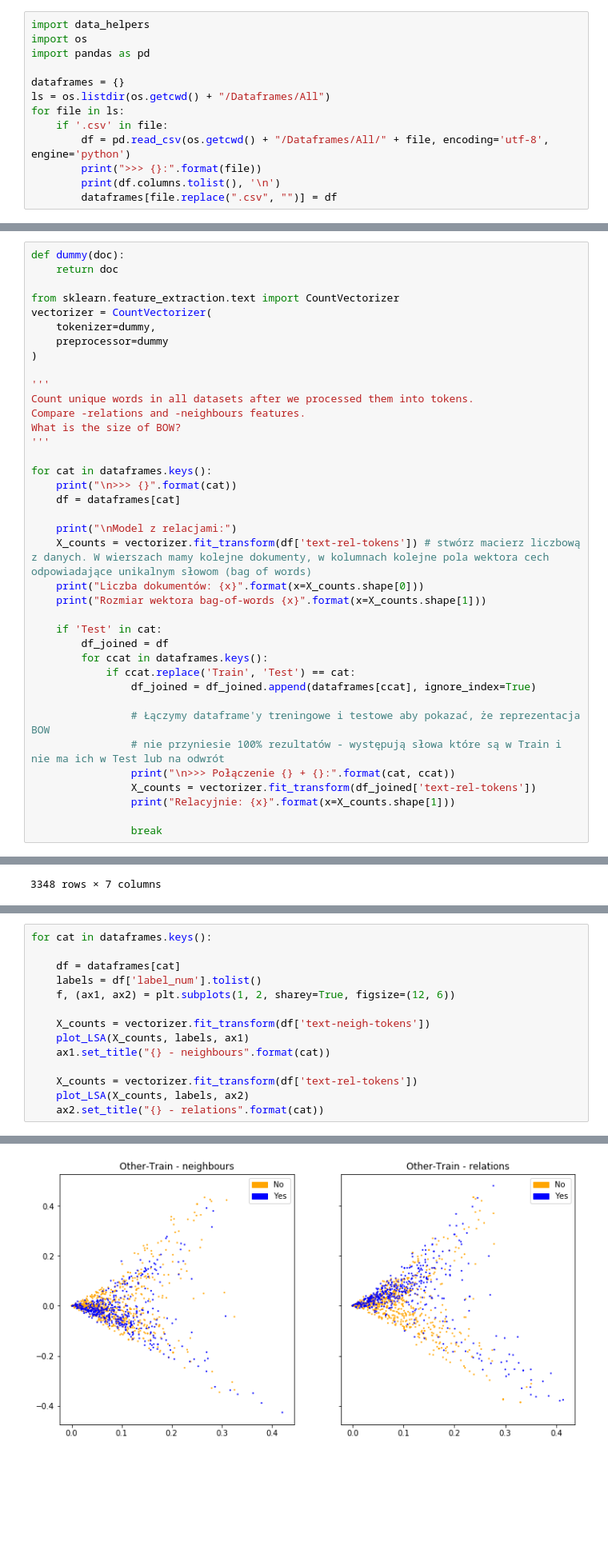
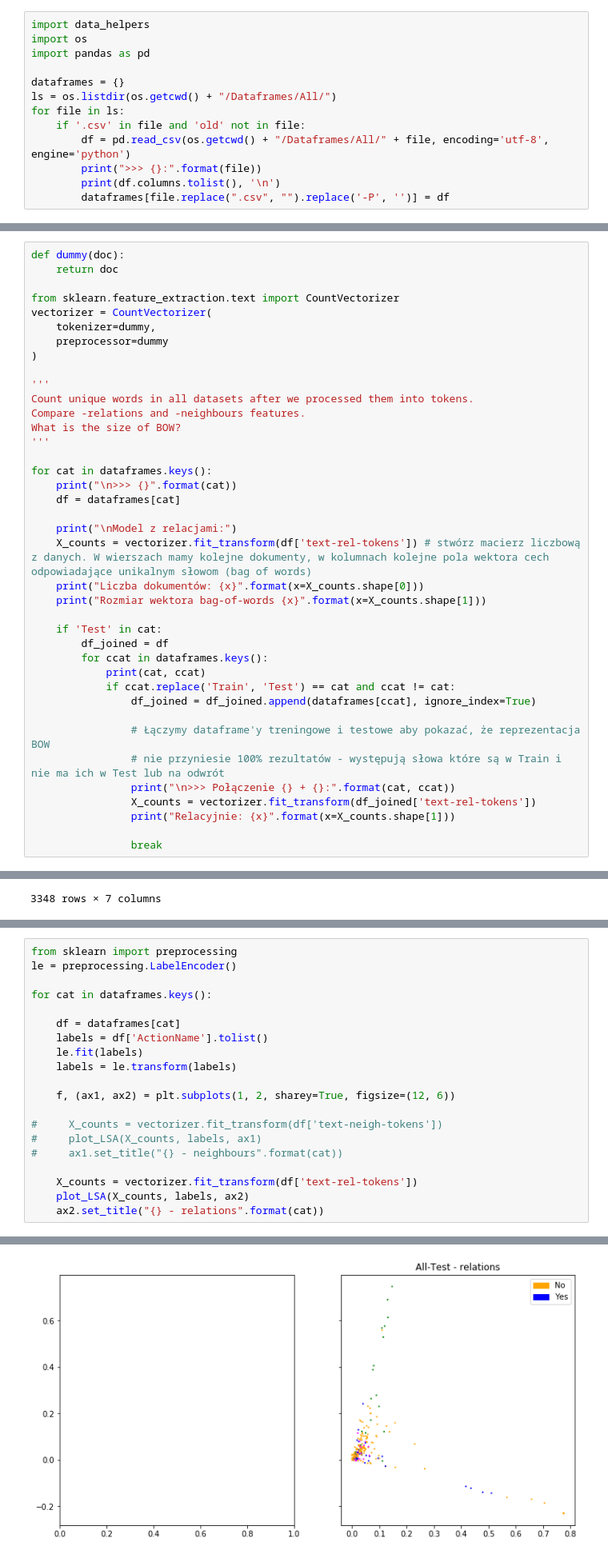
Before and after one commit to jells123/Secure-NLP, a Jupyter notebook: 1-Analyze-data-ALL.ipynb, the cells around one changed output, grey strips where cells are left out. Shown: that part at 80% size. Saved outputs shown, nothing was run; the diff lists cells and outputs as text; blank space fills up the shorter version.

```diff
--- a/1-Analyze-data-ALL.ipynb
+++ b/1-Analyze-data-ALL.ipynb
@@ -4,13 +4,13 @@ import os
 import pandas as pd
 
 dataframes = {}
-ls = os.listdir(os.getcwd() + "/Dataframes/All")
+ls = os.listdir(os.getcwd() + "/Dataframes/All/")
 for file in ls:
-    if '.csv' in file:
+    if '.csv' in file and 'old' not in file:
         df = pd.read_csv(os.getcwd() + "/Dataframes/All/" + file, encoding='utf-8', engine='python')
         print(">>> {}:".format(file))
         print(df.columns.tolist(), '\n')
-        dataframes[file.replace(".csv", "")] = df
+        dataframes[file.replace(".csv", "").replace('-P', '')] = df
 # %% [output]
 >>> All-Test.csv:
 ['Unnamed: 0', 'text-rel', 'token', 'ActionName', 'Capability']
@@ -171,7 +227,8 @@ for cat in dataframes.keys():
     if 'Test' in cat:
         df_joined = df
         for ccat in dataframes.keys():
-            if ccat.replace('Train', 'Test') == cat:
+            print(cat, ccat)
+            if ccat.replace('Train', 'Test') == cat and ccat != cat:
                 df_joined = df_joined.append(dataframes[ccat], ignore_index=True)
 
                 # Łączymy dataframe'y treningowe i testowe aby pokazać, że reprezentacja BOW
@@ -374,13 +431,19 @@ infection_propagation
 # %%
+from sklearn import preprocessing
+le = preprocessing.LabelEncoder()
+
 for cat in dataframes.keys():
 
     df = dataframes[cat]
-    labels = df['label_num'].tolist()
+    labels = df['ActionName'].tolist()
+    le.fit(labels)
+    labels = le.transform(labels)
+
     f, (ax1, ax2) = plt.subplots(1, 2, sharey=True, figsize=(12, 6))
 
-    X_counts = vectorizer.fit_transform(df['text-neigh-tokens'])
-    plot_LSA(X_counts, labels, ax1)
-    ax1.set_title("{} - neighbours".format(cat))
+#     X_counts = vectorizer.fit_transform(df['text-neigh-tokens'])
+#     plot_LSA(X_counts, labels, ax1)
+#     ax1.set_title("{} - neighbours".format(cat))
 
     X_counts = vectorizer.fit_transform(df['text-rel-tokens'])
     plot_LSA(X_counts, labels, ax2)
@@ -389 +454 @@ for cat in dataframes.keys():
-[figure, old version]
+[figure, new version]
```
Also changed, not shown: parts of 12 cells of this notebook, 9 other files.
